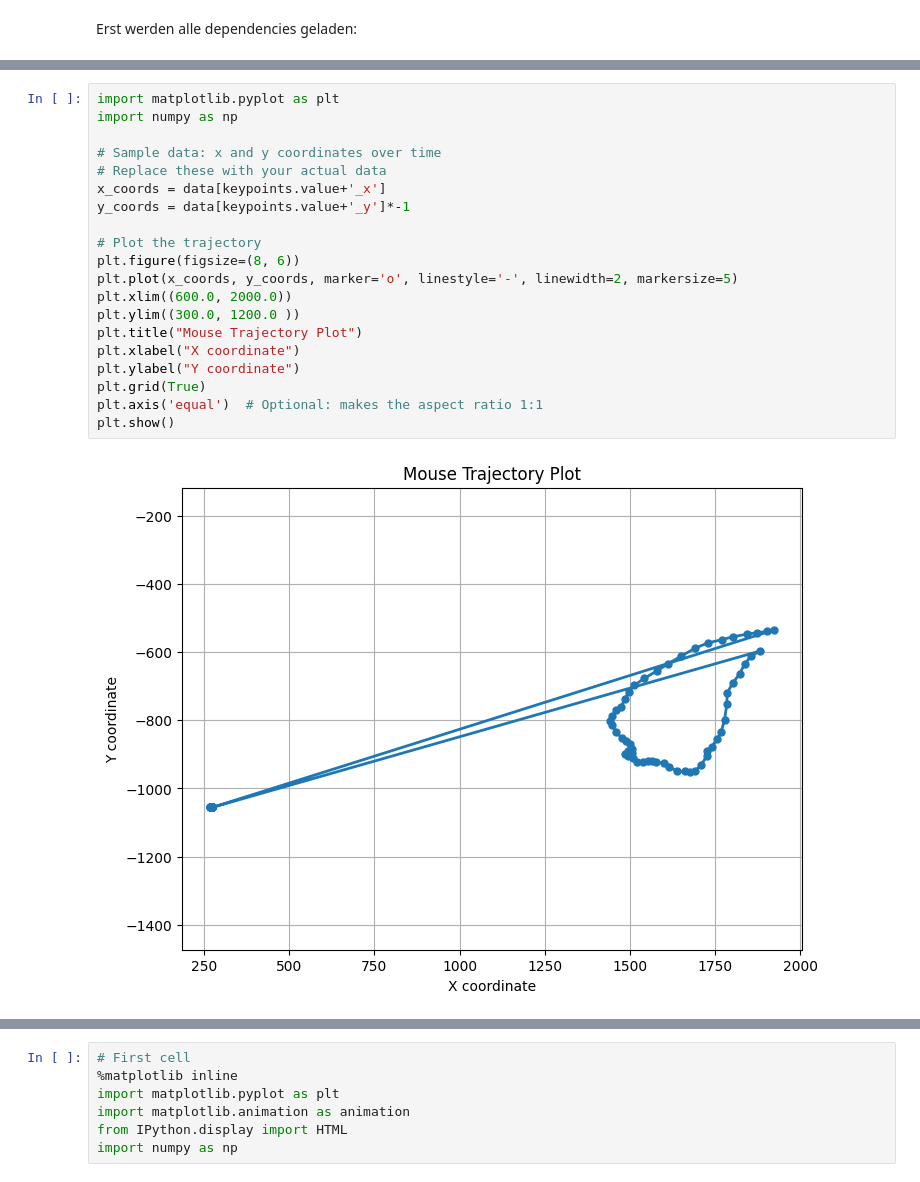
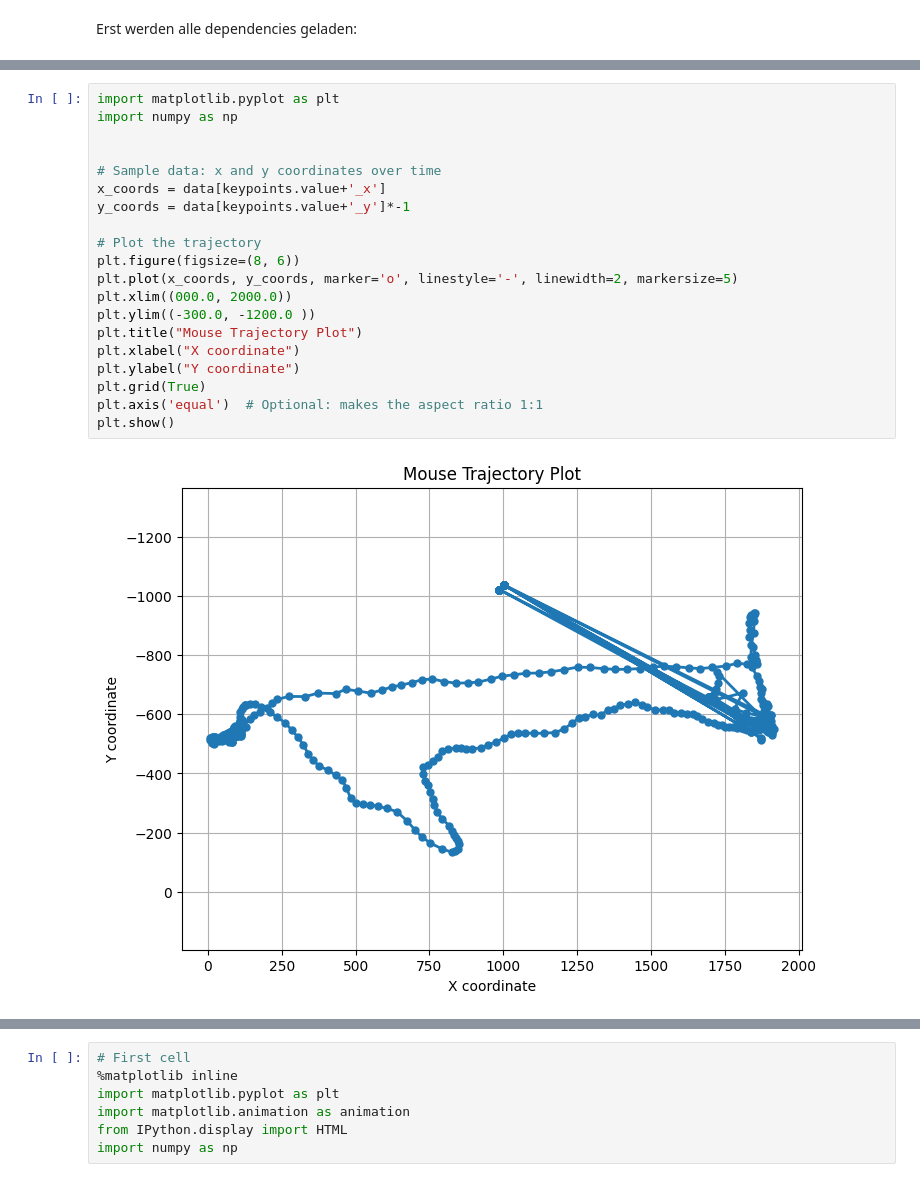
Before and after one commit to FabianQuicken/Ambros_analysis, a Jupyter notebook: scripts/interactive_analysis.ipynb, the cells around one changed output, grey strips where cells are left out. Cells and saved outputs as stored; diff of their text form.

Commit message:
interactive trajectory plot finished

```diff
--- a/scripts/interactive_analysis.ipynb
+++ b/scripts/interactive_analysis.ipynb
@@ -75,22 +146,22 @@ You chose Z:\n2023_odor_related_behavior\2023_behavior_setup_seminatural_odor_pr
 # %%
 import matplotlib.pyplot as plt
 import numpy as np
 
+
 # Sample data: x and y coordinates over time
-# Replace these with your actual data
 x_coords = data[keypoints.value+'_x']
 y_coords = data[keypoints.value+'_y']*-1
 
 # Plot the trajectory
 plt.figure(figsize=(8, 6))
 plt.plot(x_coords, y_coords, marker='o', linestyle='-', linewidth=2, markersize=5)
-plt.xlim((600.0, 2000.0))
-plt.ylim((300.0, 1200.0 ))
+plt.xlim((000.0, 2000.0))
+plt.ylim((-300.0, -1200.0 ))
 plt.title("Mouse Trajectory Plot")
 plt.xlabel("X coordinate")
 plt.ylabel("Y coordinate")
 plt.grid(True)
 plt.axis('equal')  # Optional: makes the aspect ratio 1:1
 plt.show()
 # %% [output]
-[figure, old version]
+[figure, new version]
```
Also changed, not shown: parts of 6 cells of this notebook, 1 other file.
